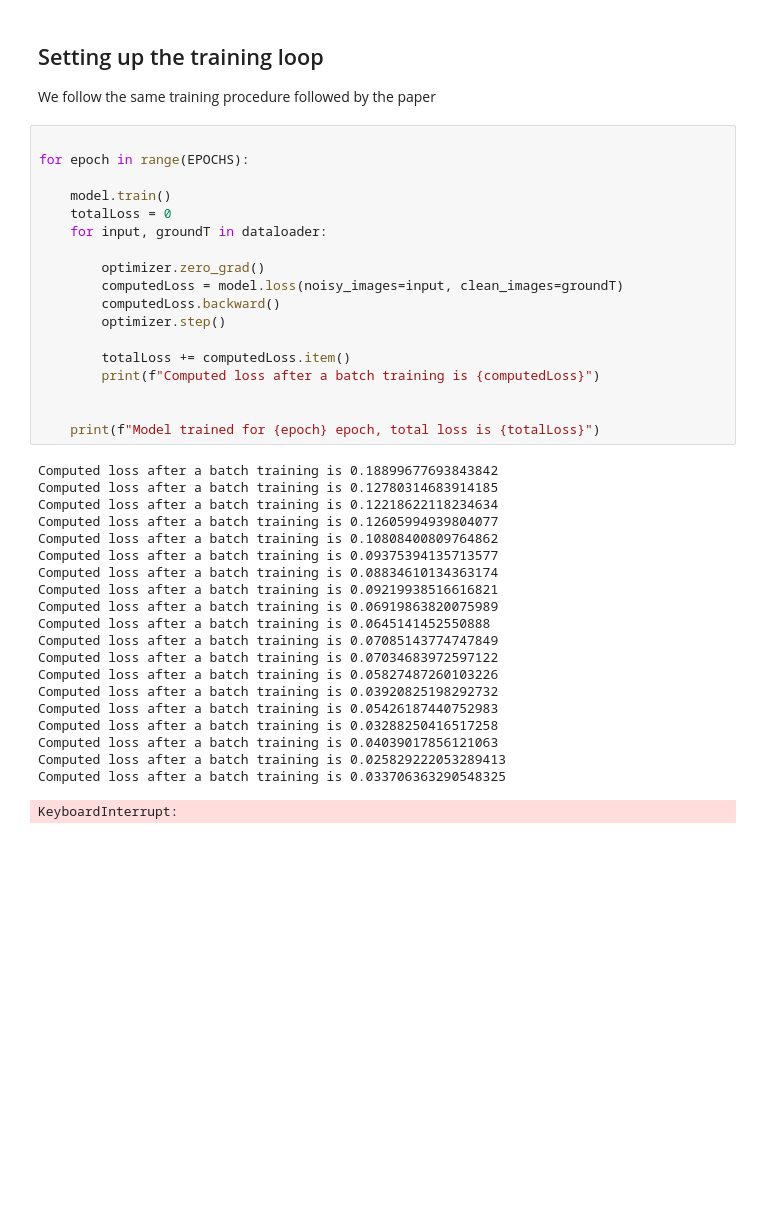
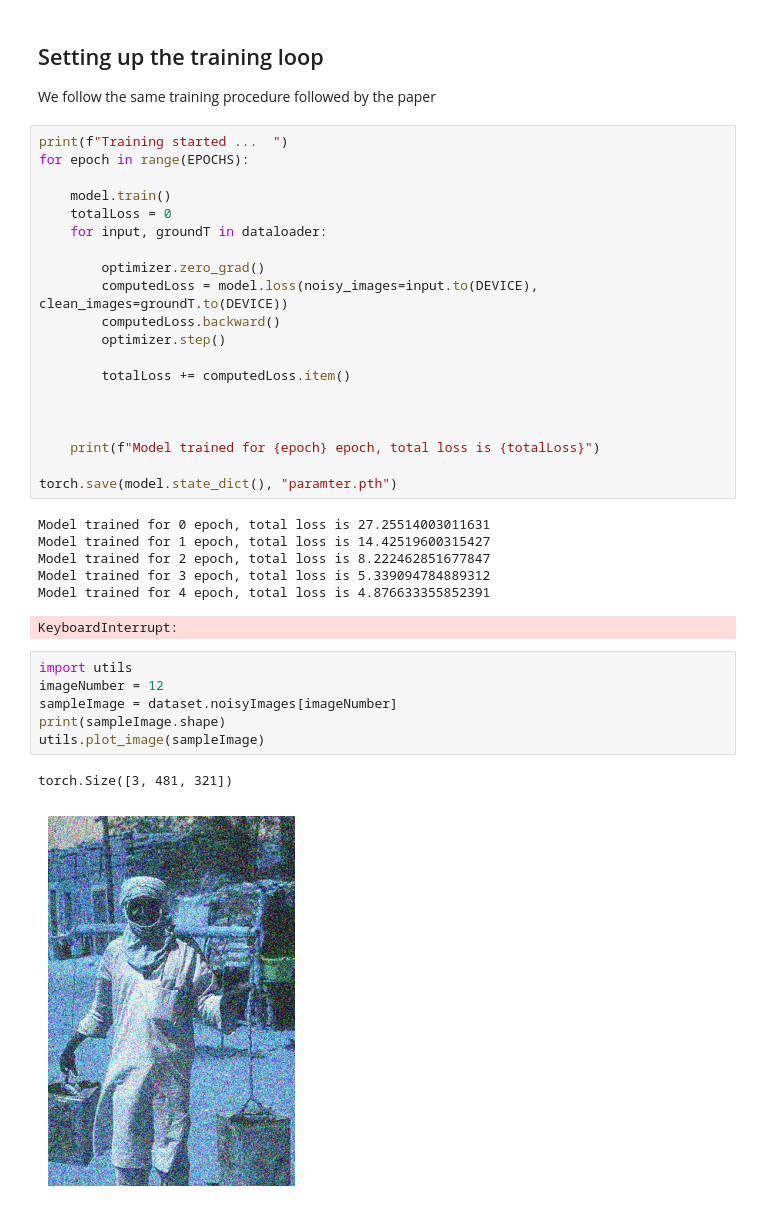
Before and after one commit to Ilsommo97/ResidualDenoising, a Jupyter notebook: ResidualDenoising.ipynb, the cells around one changed output. Saved outputs shown, nothing was run; the diff lists cells and outputs as text; blank space fills up the shorter version.

Commit message:
training loop added, parameters added

```diff
--- a/ResidualDenoising.ipynb
+++ b/ResidualDenoising.ipynb
@@ -141,7 +147,7 @@ optimizer = Adam(model.parameters(), lr=0.001)
 
 We follow the same training procedure followed by the paper
 # %%
-
+print(f"Training started ...  ")
 for epoch in range(EPOCHS):
 
     model.train()
@@ -149,33 +155,30 @@ for epoch in range(EPOCHS):
     for input, groundT in dataloader:
 
         optimizer.zero_grad()
-        computedLoss = model.loss(noisy_images=input, clean_images=groundT)
+        computedLoss = model.loss(noisy_images=input.to(DEVICE), clean_images=groundT.to(DEVICE))
         computedLoss.backward()
         optimizer.step()
 
         totalLoss += computedLoss.item()
-        print(f"Computed loss after a batch training is {computedLoss}")
+
 
 
     print(f"Model trained for {epoch} epoch, total loss is {totalLoss}")
+
+torch.save(model.state_dict(), "paramter.pth")
 # %% [output]
-Computed loss after a batch training is 0.18899677693843842
-Computed loss after a batch training is 0.12780314683914185
-Computed loss after a batch training is 0.12218622118234634
-Computed loss after a batch training is 0.12605994939804077
-Computed loss after a batch training is 0.10808400809764862
-Computed loss after a batch training is 0.09375394135713577
-Computed loss after a batch training is 0.08834610134363174
-Computed loss after a batch training is 0.09219938516616821
-Computed loss after a batch training is 0.06919863820075989
-Computed loss after a batch training is 0.0645141452550888
-Computed loss after a batch training is 0.07085143774747849
-Computed loss after a batch training is 0.07034683972597122
-Computed loss after a batch training is 0.05827487260103226
-Computed loss after a batch training is 0.03920825198292732
-Computed loss after a batch training is 0.05426187440752983
-Computed loss after a batch training is 0.03288250416517258
-Computed loss after a batch training is 0.04039017856121063
-Computed loss after a batch training is 0.025829222053289413
-Computed loss after a batch training is 0.033706363290548325
+Model trained for 0 epoch, total loss is 27.25514003011631
+Model trained for 1 epoch, total loss is 14.42519600315427
+Model trained for 2 epoch, total loss is 8.222462851677847
+Model trained for 3 epoch, total loss is 5.339094784889312
+Model trained for 4 epoch, total loss is 4.876633355852391
 KeyboardInterrupt:
+# %%
+import utils
+imageNumber = 12
+sampleImage = dataset.noisyImages[imageNumber]
+print(sampleImage.shape)
+utils.plot_image(sampleImage)
+# %% [output]
+torch.Size([3, 481, 321])
+[figure, added]
```
Also changed, not shown: parts of 7 cells of this notebook, 1 other file.
